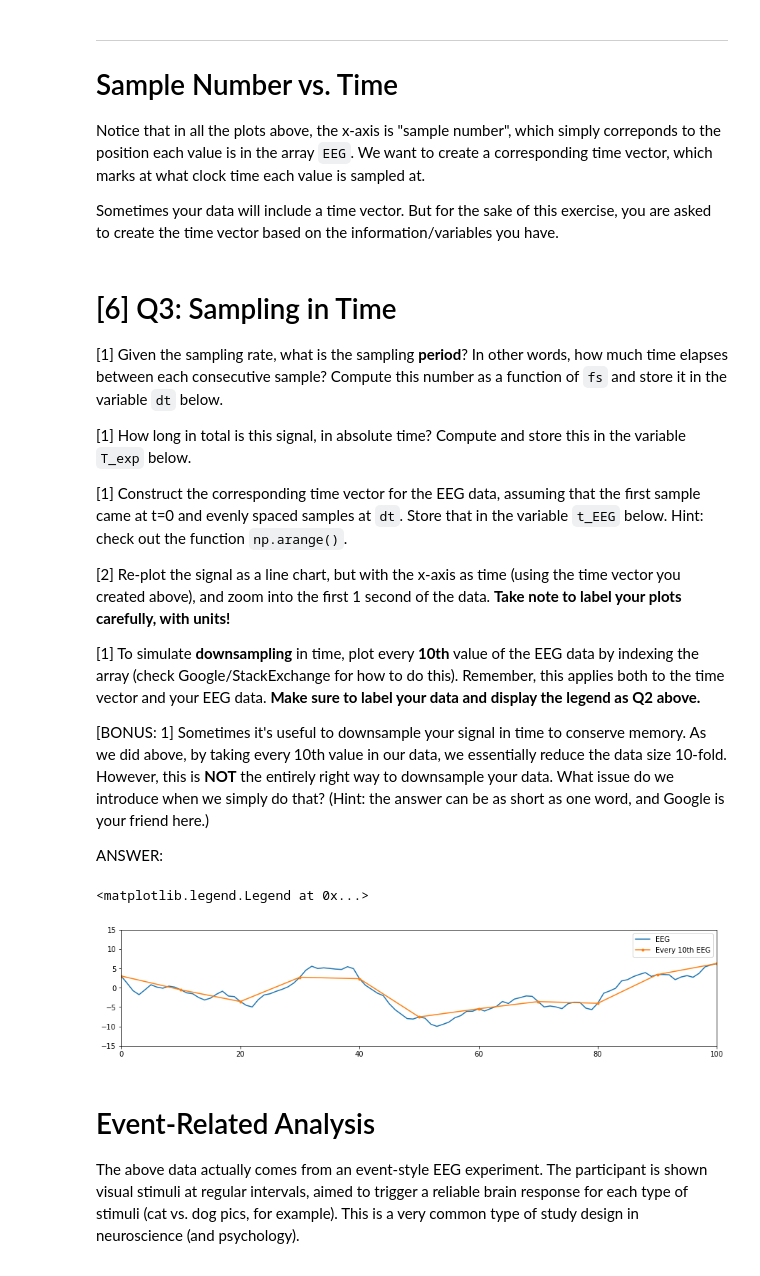
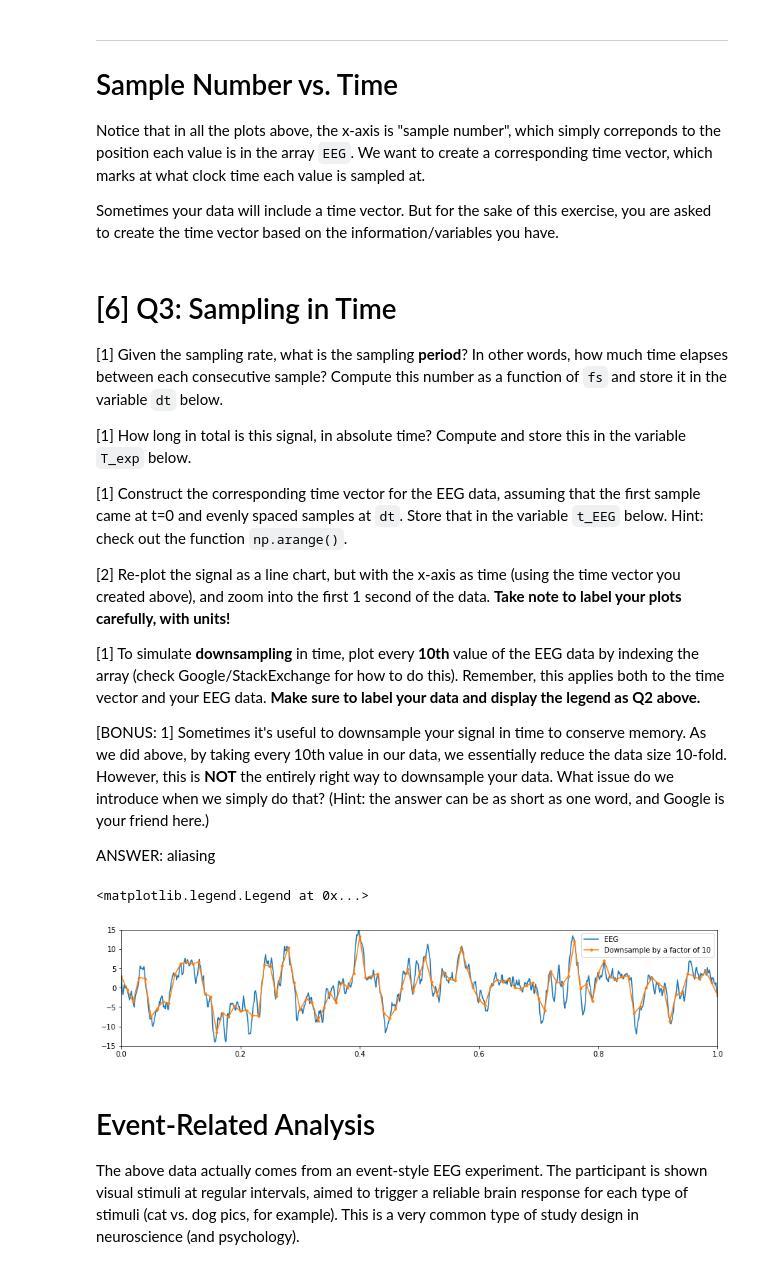
Before and after one commit to TamuzHod/COGS118C, a Jupyter notebook: Assignments/A1-SamplingTimeSeries.ipynb, the cells around one changed output. Cells and saved outputs as stored; diff of their text form; code cells hidden in the pictures.

```diff
--- a/Assignments/A1-SamplingTimeSeries.ipynb
+++ b/Assignments/A1-SamplingTimeSeries.ipynb
@@ -138,25 +138,24 @@ Sometimes your data will include a time vector. But for the sake of this exercis
 
 [BONUS: 1] Sometimes it's useful to downsample your signal in time to conserve memory. As we did above, by taking every 10th value in our data, we essentially reduce the data size 10-fold. However, this is **NOT** the entirely right way to downsample your data. What issue do we introduce when we simply do that? (Hint: the answer can be as short as one word, and Google is your friend here.)
 
-ANSWER:
+ANSWER: aliasing
 # %%
 dt = 1 / fs
-T_exp = len(EEG)
-t_EEG = np.arange(T_exp)
+T_exp = len(EEG) * dt
+t_EEG = np.arange(0, T_exp, dt)
 
 # Plotting the signal and its downsampled version
 plt.figure(figsize=(15,3))
 
 plt.plot(t_EEG, EEG, label='EEG')
 
 n = 10
-plt.plot(t_EEG[::n], EEG[::n], '.-', label="Every 10th EEG")
-plt.xlim([0,100]); plt.ylim([-15, 15]);
+plt.plot(t_EEG[::n], EEG[::n], '.-', label= "Downsample by a factor of 10")
+plt.xlim([0,1]); plt.ylim([-15, 15]);
 plt.legend()
-# _FILL_IN_YOUR_CODE_HERE
 # %% [output]
 <matplotlib.legend.Legend at 0x...>
-[figure, old version]
+[figure, new version]
 # %% [markdown]
 # Event-Related Analysis
 The above data actually comes from an event-style EEG experiment. The participant is shown visual stimuli at regular intervals, aimed to trigger a reliable brain response for each type of stimuli (cat vs. dog pics, for example). This is a very common type of study design in neuroscience (and psychology).
```
Also changed, not shown: parts of 14 cells of this notebook.
